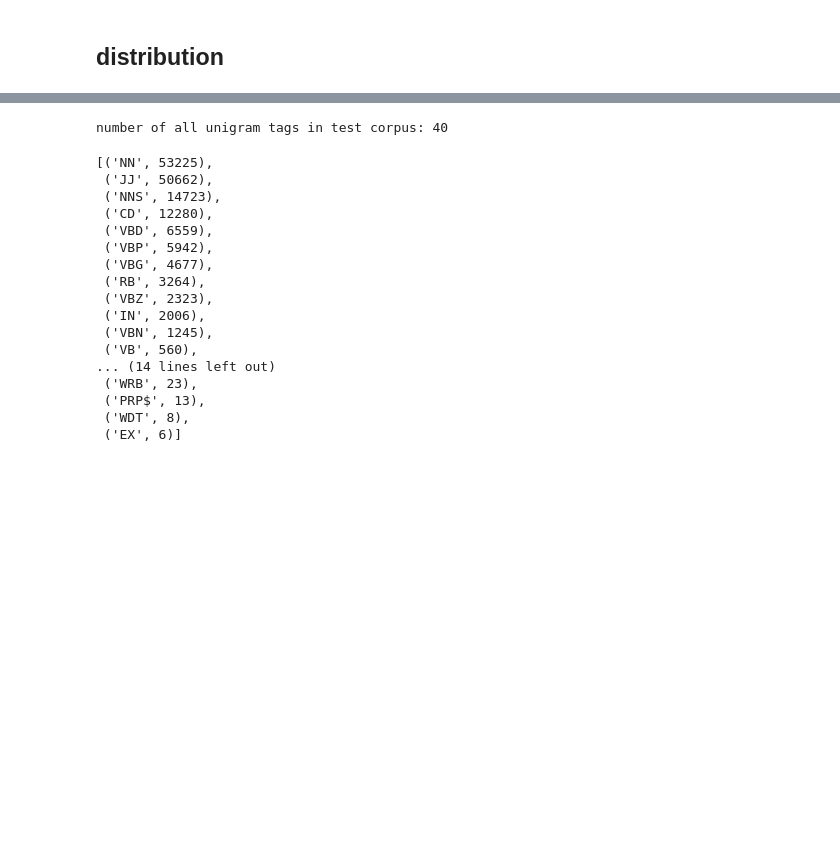
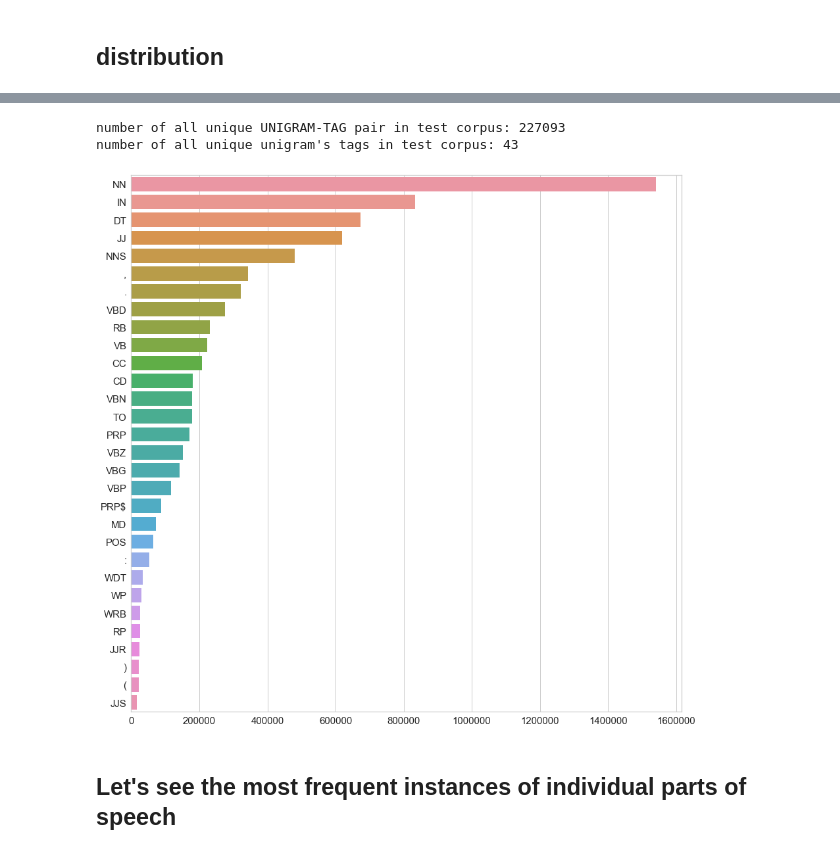
Before and after one commit to Asia19/BWI_project, a Jupyter notebook: src/1-test_data_analysis.ipynb, the cells around one changed output, grey strips where cells are left out. Drawn from its saved outputs; the diff is of its cells as text; code cells hidden in the pictures; blank space fills up the shorter version.

Commit message:
pos-tag analysis for test data was improved

```diff
--- a/src/1-test_data_analysis.ipynb
+++ b/src/1-test_data_analysis.ipynb
@@ -8,6 +8,7 @@ from itertools import islice
 # %%
 test_corpus = []
 with open('../data/test_v2.txt','rt') as file:
+    file.readline()
     for line in file:
         comma_pos = line.find(',')
         words = re.sub('"', '', line[comma_pos+1:]).lower()
@@ -211,22 +209,28 @@ unigram_tags_counter.update([tag for gram, tag in nltk.pos_tag(unigram_counter.k
+# %%
+def plot_top_counter(counter, n=30):
+    top = counter.most_common(n)
+    x, y = zip(*top)
+    x, y = list(x),list(y)
+    plt.figure(figsize=[15,15])
+    plt.xticks(fontsize=15)
+    plt.yticks(fontsize=15)
+    sns.barplot(x=y,y=x)
+# %%
+sentences_with_tags = nltk.pos_tag_sents(test_corpus)
+
+tagged_unigrams_counter = Counter()
+for sentence in sentences_with_tags:
+    tagged_unigrams_counter.update(sentence)
+
+unigram_tags_counter = Counter()
+for uni_tag, count in tagged_unigrams_counter.items():
+    _, tag = uni_tag
+    unigram_tags_counter.update({tag : count})
 # %%
-print(f'number of all unigram tags in test corpus: {len(unigram_tags_counter)}')
-unigram_tags_counter.most_common(30)
+print(f"number of all unique UNIGRAM-TAG pair in test corpus: {len(tagged_unigram_counter)}")
+print(f"number of all unique unigram's tags in test corpus: {len(tags_counter)}")
+plot_top_counter(unigram_tags_counter)
 # %% [output]
-number of all unigram tags in test corpus: 40
+number of all unique UNIGRAM-TAG pair in test corpus: 227093
+number of all unique unigram's tags in test corpus: 43
-[('NN', 53225),
- ('JJ', 50662),
- ('NNS', 14723),
- ('CD', 12280),
- ('VBD', 6559),
- ('VBP', 5942),
- ('VBG', 4677),
- ('RB', 3264),
- ('VBZ', 2323),
- ('IN', 2006),
- ('VBN', 1245),
- ('VB', 560),
-... (14 lines left out)
- ('WRB', 23),
- ('PRP$', 13),
- ('WDT', 8),
- ('EX', 6)]
+[figure, added]
@@ -237,0 +237,2 @@ for step, bigram_tag in enumerate(bigram_tags):
+# %% [markdown]
+## Let's see the most frequent instances of individual parts of speech
```
Also changed, not shown: parts of 15 cells of this notebook.
